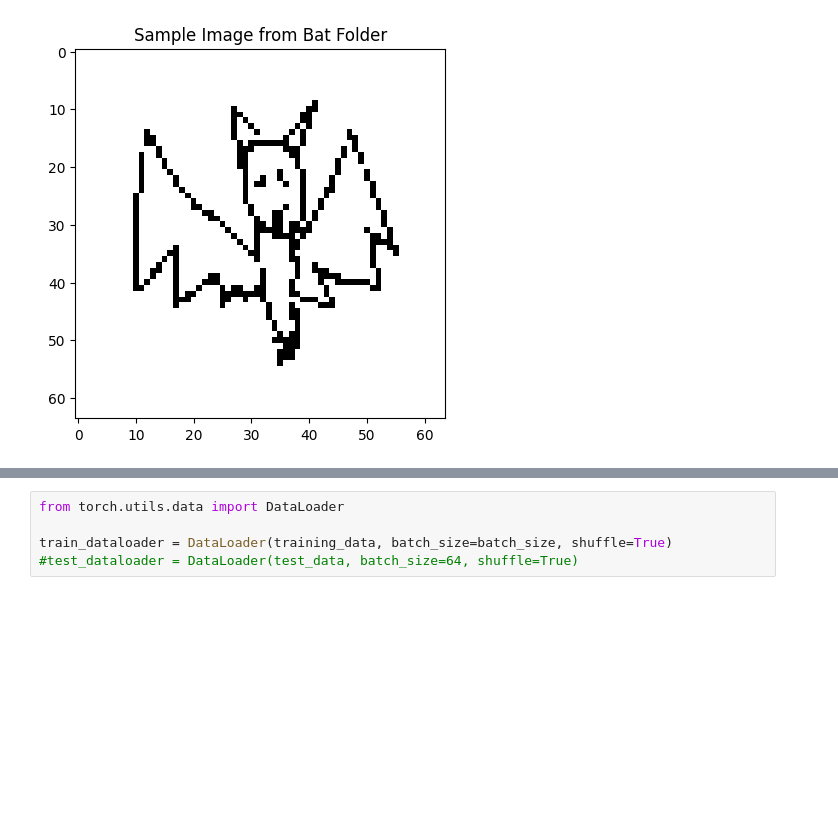
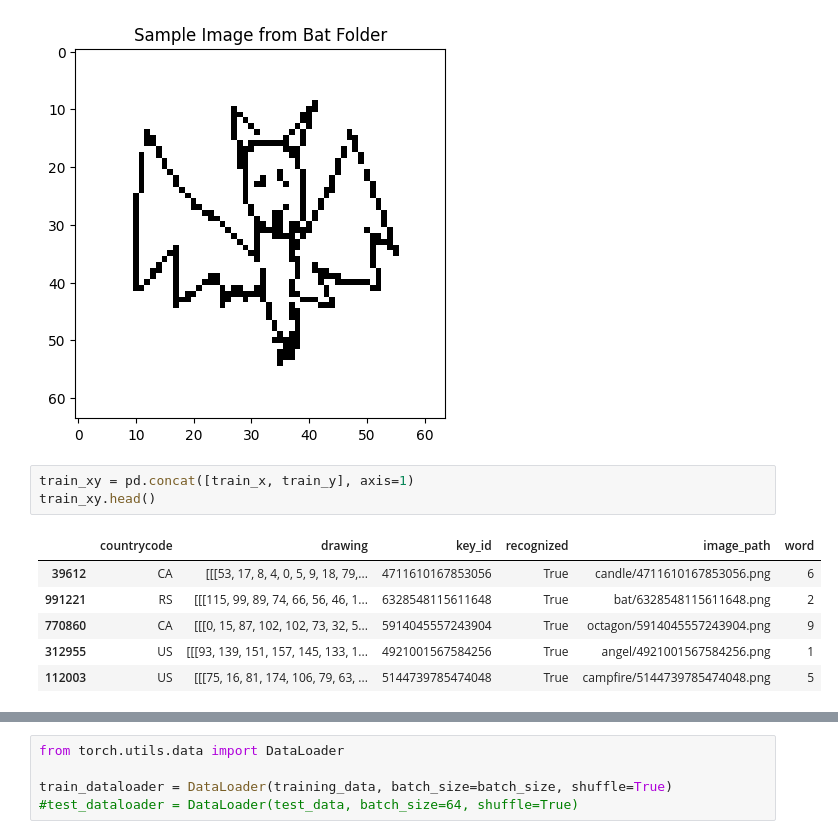
Before and after one commit to dominicfanucchi/aai-590_group4, a Jupyter notebook: Train_Valid_Test_Split.ipynb, the cells around one changed output, grey strips where cells are left out. Saved outputs shown, nothing was run; the diff lists cells and outputs as text; blank space fills up the shorter version.

```diff
--- a/Train_Valid_Test_Split.ipynb
+++ b/Train_Valid_Test_Split.ipynb
@@ -157,3 +172,13 @@ plt.show()
  [255 255 255 ... 255 255 255]
  [255 255 255 ... 255 255 255]]
 [figure]
+# %%
+train_xy = pd.concat([train_x, train_y], axis=1)
+train_xy.head()
+# %% [output]
+|  | countrycode | drawing | key_id | recognized | image_path | word |
+| 39612 | CA | [[[53, 17, 8, 4, 0, 5, 9, 18, 79,... | 4711610167853056 | True | candle/4711610167853056.png | 6 |
+| 991221 | RS | [[[115, 99, 89, 74, 66, 56, 46, 1... | 6328548115611648 | True | bat/6328548115611648.png | 2 |
+| 770860 | CA | [[[0, 15, 87, 102, 102, 73, 32, 5... | 5914045557243904 | True | octagon/5914045557243904.png | 9 |
+| 312955 | US | [[[93, 139, 151, 157, 145, 133, 1... | 4921001567584256 | True | angel/4921001567584256.png | 1 |
+| 112003 | US | [[[75, 16, 81, 174, 106, 79, 63, ... | 5144739785474048 | True | campfire/5144739785474048.png | 5 |
```
Also changed, not shown: parts of 29 cells of this notebook.
